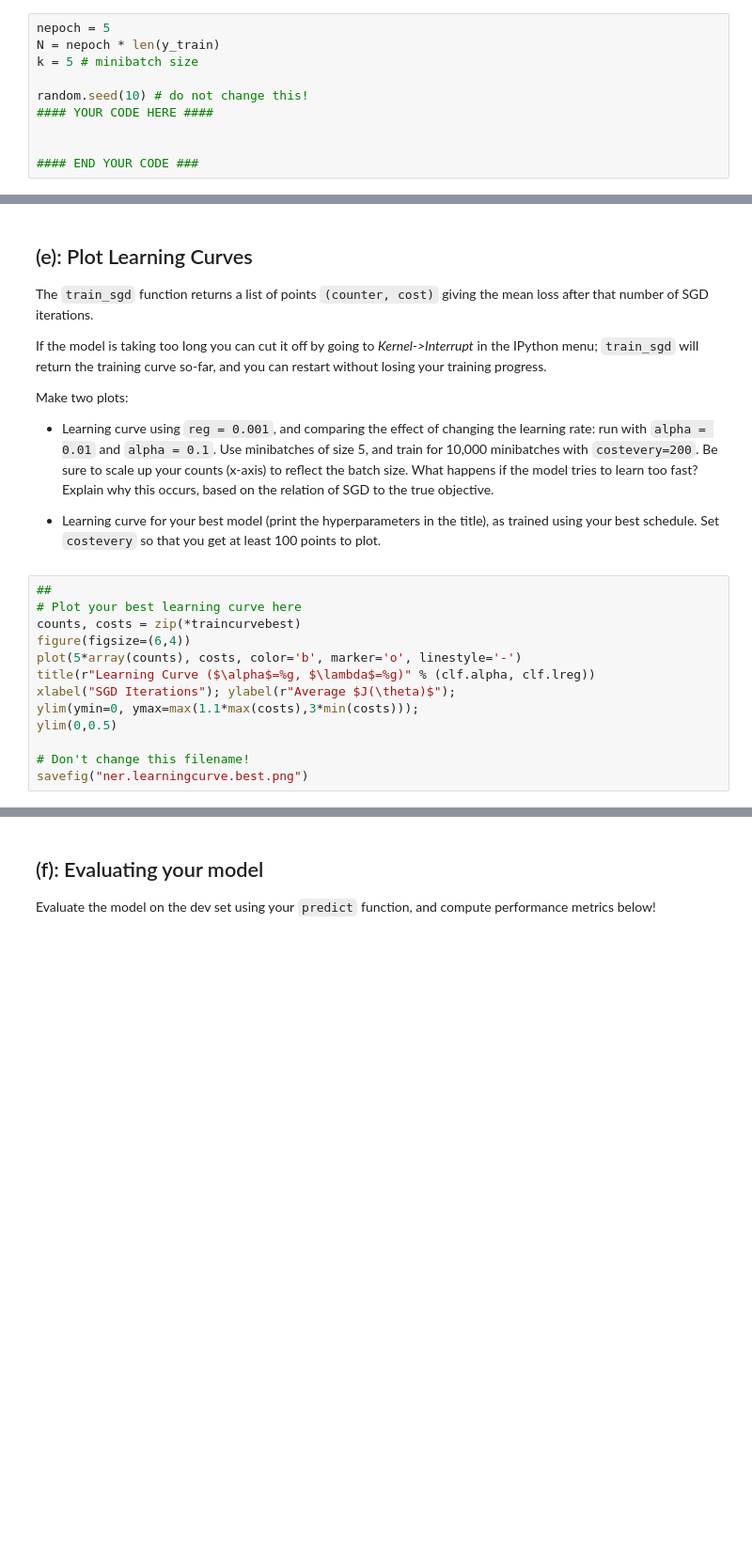
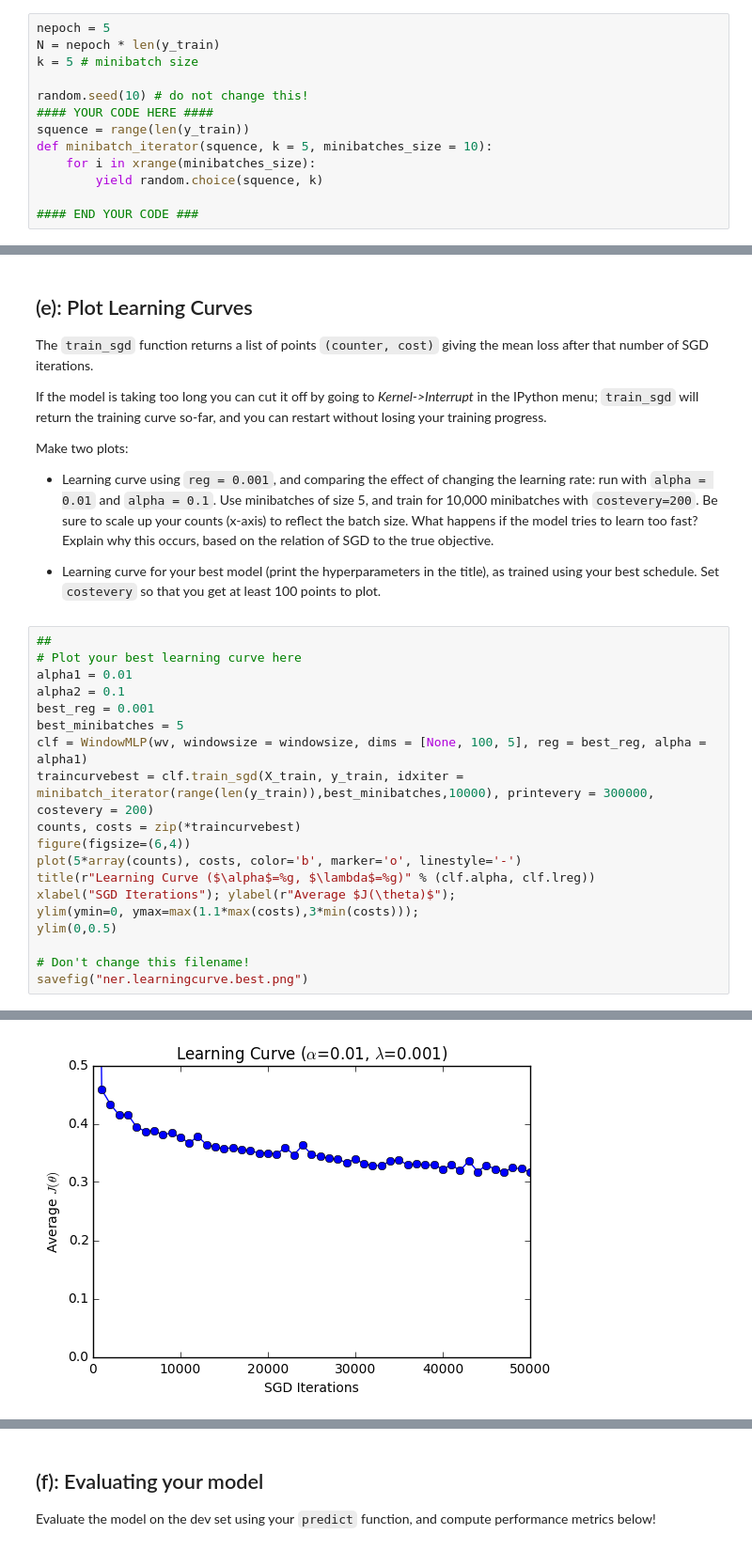
Before and after one commit to ZhengXuxiao/DLforNLP, a Jupyter notebook: assignment2/part1-NER.ipynb, the cells around one changed output, grey strips where cells are left out. Shown at 94% size. Drawn from its saved outputs; the diff is of its cells as text; blank space fills up the shorter version.

```diff
--- a/assignment2/part1-NER.ipynb
+++ b/assignment2/part1-NER.ipynb
@@ -139,7 +139,10 @@ k = 5 # minibatch size
 
 random.seed(10) # do not change this!
 #### YOUR CODE HERE ####
-
+squence = range(len(y_train))
+def minibatch_iterator(squence, k = 5, minibatches_size = 10):
+    for i in xrange(minibatches_size):
+        yield random.choice(squence, k)
 
 #### END YOUR CODE ###
 # %% [markdown]
@@ -199,6 +246,12 @@ Make two plots:
 # %%
 ##
 # Plot your best learning curve here
+alpha1 = 0.01
+alpha2 = 0.1
+best_reg = 0.001
+best_minibatches = 5
+clf = WindowMLP(wv, windowsize = windowsize, dims = [None, 100, 5], reg = best_reg, alpha = alpha1)
+traincurvebest = clf.train_sgd(X_train, y_train, idxiter = minibatch_iterator(range(len(y_train)),best_minibatches,10000), printevery = 300000, costevery = 200)
 counts, costs = zip(*traincurvebest)
 figure(figsize=(6,4))
 plot(5*array(counts), costs, color='b', marker='o', linestyle='-')
@@ -209,3 +262,4 @@ ylim(0,0.5)
 
 # Don't change this filename!
 savefig("ner.learningcurve.best.png")
+# %% [output]
@@ -212,3 +283,4 @@ savefig("ner.learningcurve.best.png")
+[figure, added]
 # %%
 ##
 # Plot comparison of learning rates here
```
Also changed, not shown: parts of 6 cells of this notebook.
